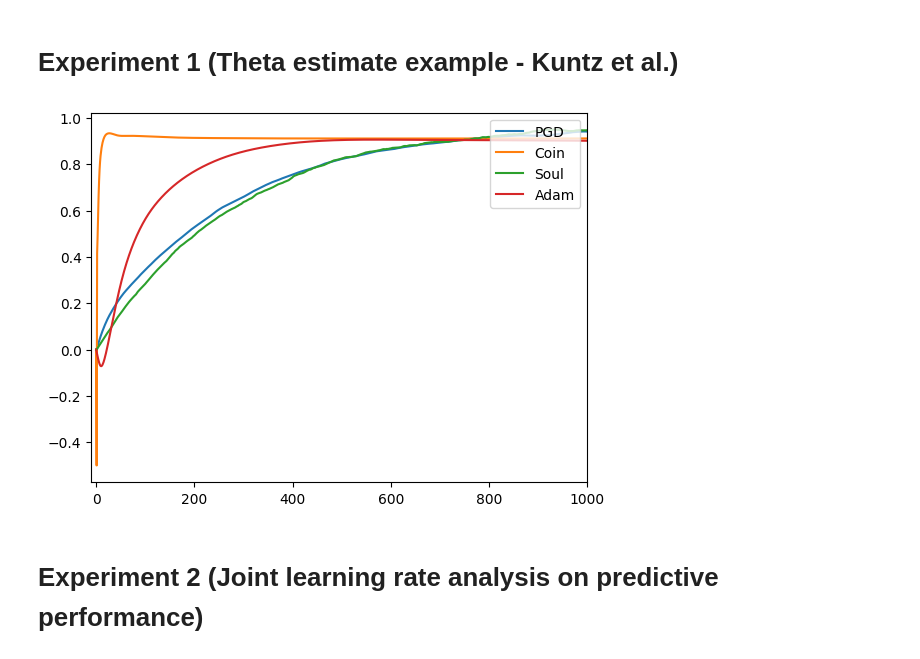
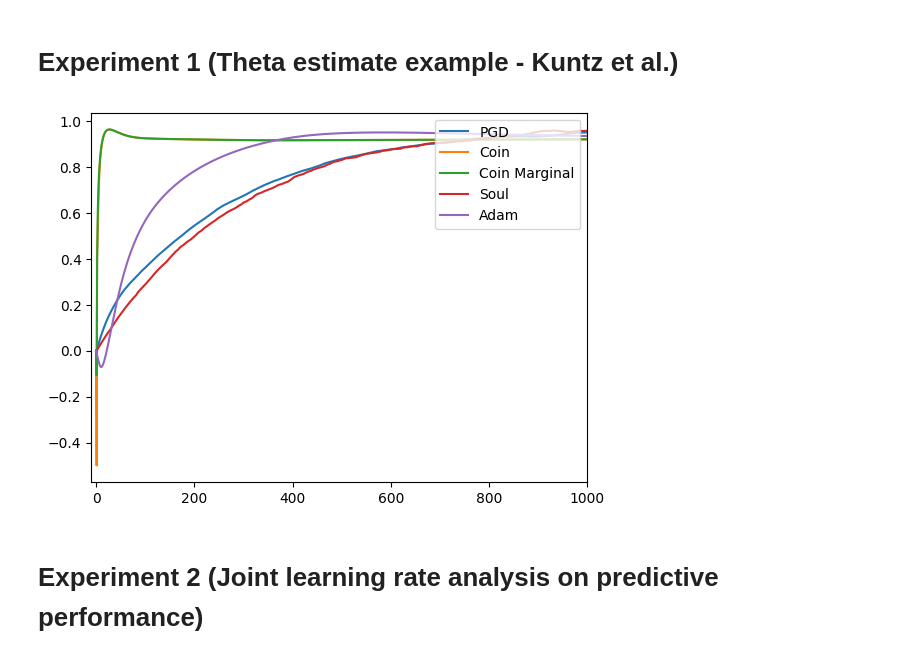
Before and after one commit to chris-nemeth/CoinEM, a Jupyter notebook: new_experiments/bayesian_logistic_regression_wisconsin.ipynb, the cells around one changed output. Drawn from its saved outputs; the diff is of its cells as text; code cells hidden in the pictures.

Commit message:
Add marginal for Wisconsin logistic regression.

```diff
--- a/new_experiments/bayesian_logistic_regression_wisconsin.ipynb
+++ b/new_experiments/bayesian_logistic_regression_wisconsin.ipynb
@@ -24,6 +22,7 @@ $$ p_\theta(x, y) = \mathcal{N}(x; \theta I_{D_y}, 5I_{D_y}) \prod_{f, l} s(f^{T
 ### Model in code:
 To create our model we just inherit from the provided `AbstractModel`.
 # %%
+from jaxtyping import Array, Float, PyTree
 import tensorflow_probability.substrates.jax.bijectors as tfb
 
 @dataclass
@@ -48,10 +47,13 @@ class LogisticRegression(AbstractModel):
         log_lik = tfd.Bernoulli(logits=z).log_prob(data.y.squeeze()).sum()
 
         # Prior
-        log_prior = tfd.Normal(loc=theta[0], scale=5.0).log_prob(latent).sum().squeeze()
+        log_prior = tfd.Normal(loc=theta, scale=5.0).log_prob(latent).sum().squeeze()
 
         # Compute log-probability.
         return log_lik + log_prior
+
+    def optimal_theta(self, latent_particles: PyTree[Float[Array, "N D *"]]) -> PyTree[Float[Array, "Q *"]]:
+        return latent_particles.mean().reshape(-1)
 # %% [markdown]
 ### Dataset:
 
@@ -141,33 +143,36 @@ assert jnp.allclose(model.average_score_theta(latent_particles, theta, data), av
 # Experiment 1 (Theta estimate example - Kuntz et al.)
 # %%
 from coinem.zoo import coin_svgd, pgd, soul, adam_svgd
+from coinem.marginal_zoo import marginal_coin_svgd
 
 import jax.random as jr
 key = jr.PRNGKey(42)
 
 h = 1e-2 # Step-size.
 K = 1000  # Number of steps.
 N = 10  # Number of particles.
 
 
-th0 = jnp.array([0.0, tfb.Softplus().inverse(5.0)])  # Parameter estimate.
+th0 = jnp.array([0.0])  # Parameter estimate.
 X0 = jr.normal(key, (N, D))  # Particle cloud.
 
 X_coin, th_coin = coin_svgd(model, data, X0, th0, K)
 X_pgd, th_pgd = pgd(model, data, X0, th0, K, latent_step_size=1e-2, theta_step_size=1e-2)
 X_soul, th_soul = soul(model, data, X0, th0, K, latent_step_size=1e-2, theta_step_size=1e-2)
 X_adam, th_adam = adam_svgd(model, data, X0, th0, K, latent_step_size=1e-2, theta_step_size=1e-2)
+x_coin_marginal, th_coin_marginal = marginal_coin_svgd(model, data, X0, th0, K)
 
 
 plt.plot(th_pgd[:, 0].squeeze(), label='PGD')
 plt.xlim([-K/100, K])
 plt.plot(th_coin[:, 0].squeeze(), label='Coin')
+plt.plot(th_coin_marginal[:, 0].squeeze(), label='Coin Marginal')
 plt.plot(th_soul[:, 0].squeeze(), label='Soul')
 plt.plot(th_adam[:, 0].squeeze(), label='Adam')
 plt.legend(loc='upper right')
 plt.show()
 # %% [output]
-[figure, old version]
+[figure, new version]
 # %% [markdown]
 # Experiment 2 (Joint learning rate analysis on predictive performance)
 # %% [markdown]
```
Also changed, not shown: parts of 3 cells of this notebook.
